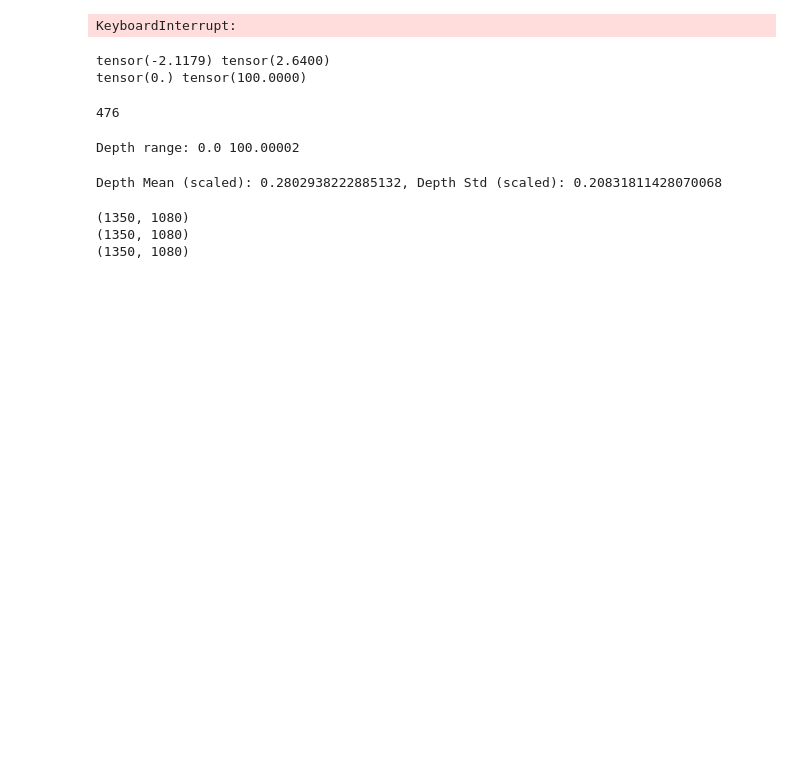
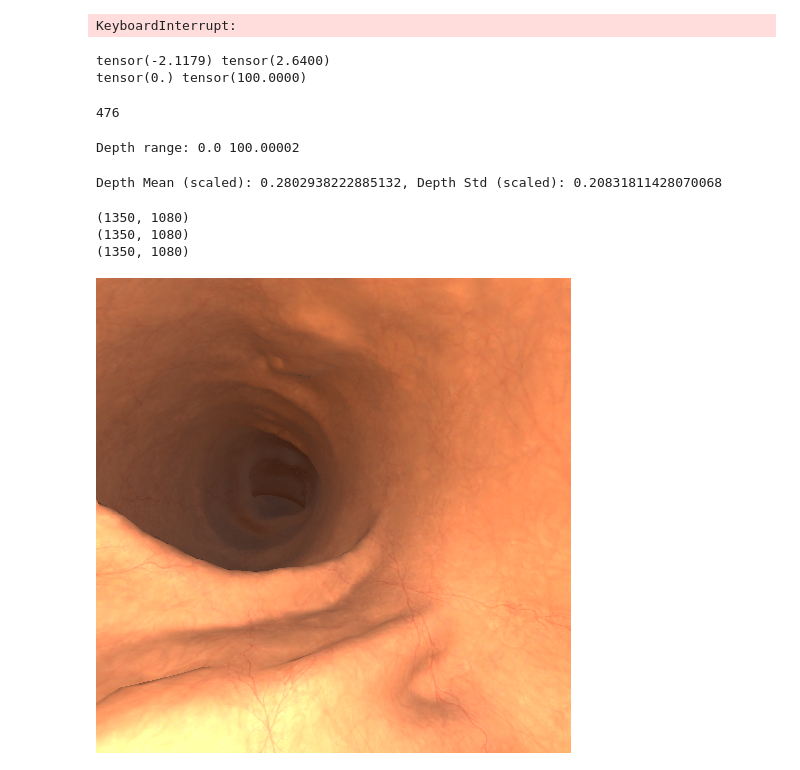
Before and after one commit to prototypeanugrah/Enhanced-3D-Reconstruction-in-Colonoscopy-Using-Monocular-Depth-and-Pose-Estimation, a Jupyter notebook: random_scripts/testing.ipynb, the cells around one changed output. Saved outputs shown, nothing was run; the diff lists cells and outputs as text; code cells hidden in the pictures; blank space fills up the shorter version.

```diff
--- a/random_scripts/testing.ipynb
+++ b/random_scripts/testing.ipynb
@@ -484,3 +484,19 @@ print(c1_size)
 (1350, 1080)
 (1350, 1080)
 (1350, 1080)
+# %%
+import os
+from PIL import Image
+import cv2
+import numpy as np
+import matplotlib.pyplot as plt
+
+path = "./datasets/SyntheticColon/SyntheticColon_I/Frames_S1/Depth_0000.png"
+# %%
+rgb = Image.open(
+    "./datasets/SyntheticColon/SyntheticColon_I/Frames_S1/FrameBuffer_0000.png"
+)
+depth = Image.open(path)
+rgb
+# %% [output]
+[figure, added]
```
Also changed, not shown: parts of 7 cells of this notebook, 1 other file.
